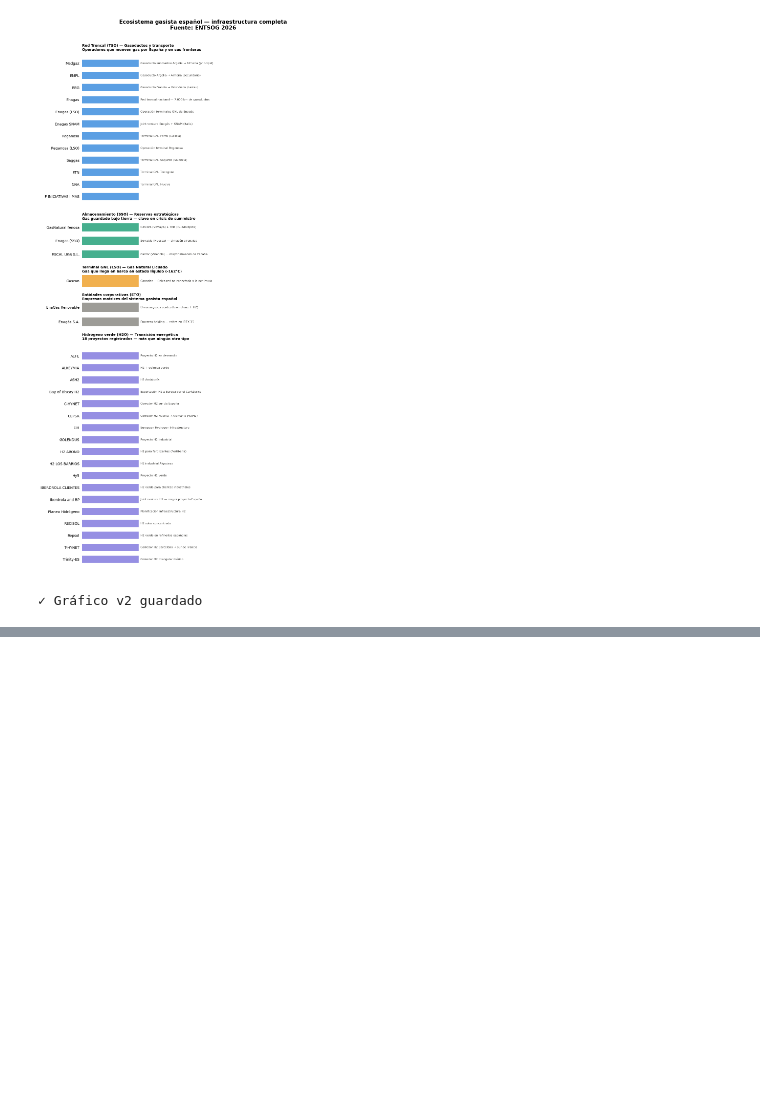
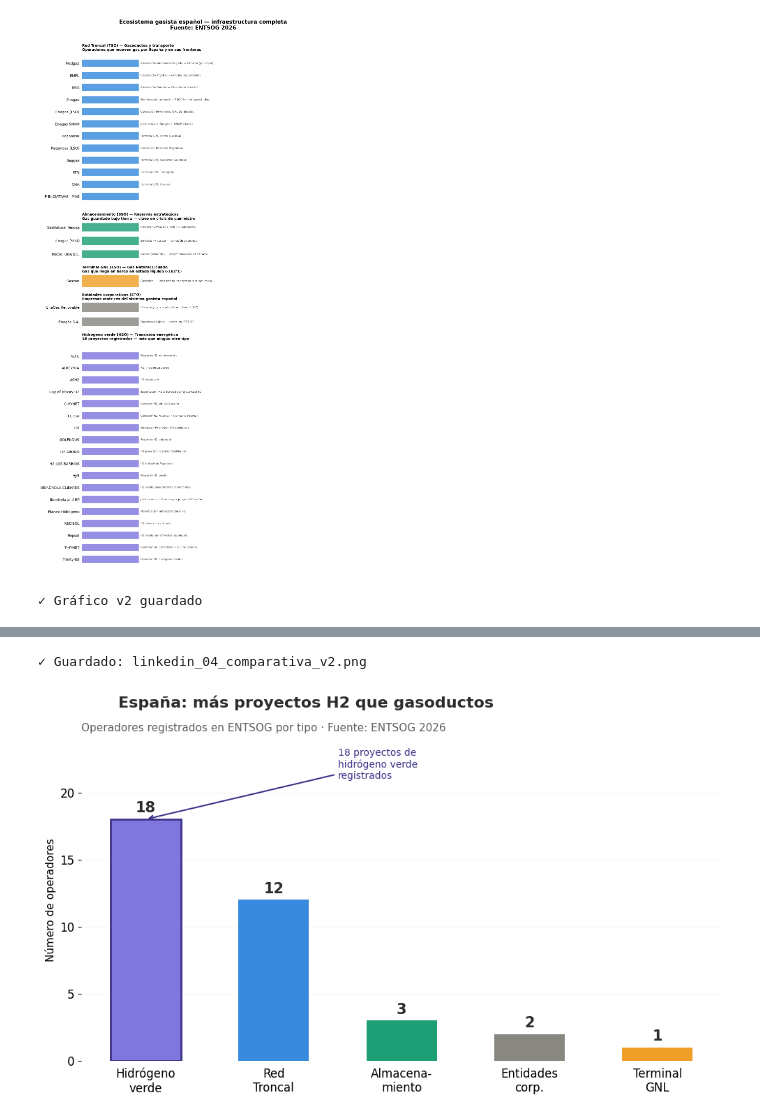
Before and after one commit to Patricoders23/gas_network_spain, a Jupyter notebook: notebooks/01_entsog_exploration.ipynb, the cells around one changed output, grey strips where cells are left out. Cells and saved outputs as stored; diff of their text form; code cells hidden in the pictures; blank space fills up the shorter version.

```diff
--- a/notebooks/01_entsog_exploration.ipynb
+++ b/notebooks/01_entsog_exploration.ipynb
@@ -757,0 +949,68 @@ print("✓ Gráfico v2 guardado")
+# %%
+# ================================================
+# GRÁFICO 4 CORREGIDO — título sin solapamiento
+# ================================================
+
+fig, ax = plt.subplots(figsize=(10, 6))
+
+tipos   = ['Hidrógeno\nverde', 'Red\nTroncal', 'Almacena-\nmiento',
+           'Entidades\ncorp.', 'Terminal\nGNL']
+valores = [18, 12, 3, 2, 1]
+colores = ['#7F77DD', '#378ADD', '#1D9E75', '#888780', '#EF9F27']
+
+barras = ax.bar(
+    tipos, valores,
+    color=colores, width=0.55,
+    edgecolor='none'
+)
+
+for barra, val in zip(barras, valores):
+    ax.text(
+        barra.get_x() + barra.get_width()/2,
+        barra.get_height() + 0.3,
+        str(val),
+        ha='center', va='bottom',
+        fontsize=15, fontweight='bold',
+        color='#2C2C2A'
+    )
+
+barras[0].set_edgecolor('#3C3489')
+barras[0].set_linewidth(2)
+
+ax.set_ylim(0, 24)
+
+# CORRECCIÓN — título y subtítulo separados y sin solaparse
+fig.suptitle(
+    'España: más proyectos H2 que gasoductos',
+    fontsize=16, fontweight='bold',
+    x=0.12, ha='left', y=0.98,
+    color='#2C2C2A'
+)
+ax.set_title(
+    'Operadores registrados en ENTSOG por tipo · Fuente: ENTSOG 2026',
+    fontsize=11, loc='left', pad=8,
+    color='#5F5E5A', fontweight='normal'
+)
+
+ax.set_ylabel('Número de operadores', fontsize=11)
+
+for spine in ax.spines.values():
+    spine.set_visible(False)
+ax.tick_params(bottom=False, labelsize=12)
+ax.grid(axis='y', alpha=0.15, linestyle='--')
+
+ax.annotate(
+    '18 proyectos de\nhidrógeno verde\nregistrados',
+    xy=(0, 18), xytext=(1.5, 21),
+    fontsize=10, color='#3C3489',
+    arrowprops=dict(
+        arrowstyle='->', color='#3C3489', lw=1.5
+    )
+)
+
+plt.tight_layout()
+guardar_linkedin(fig, 'linkedin_04_comparativa_v2')
+plt.show()
+# %% [output]
+✓ Guardado: linkedin_04_comparativa_v2.png
+[figure, added]
```
Also changed, not shown: parts of 9 cells of this notebook.
